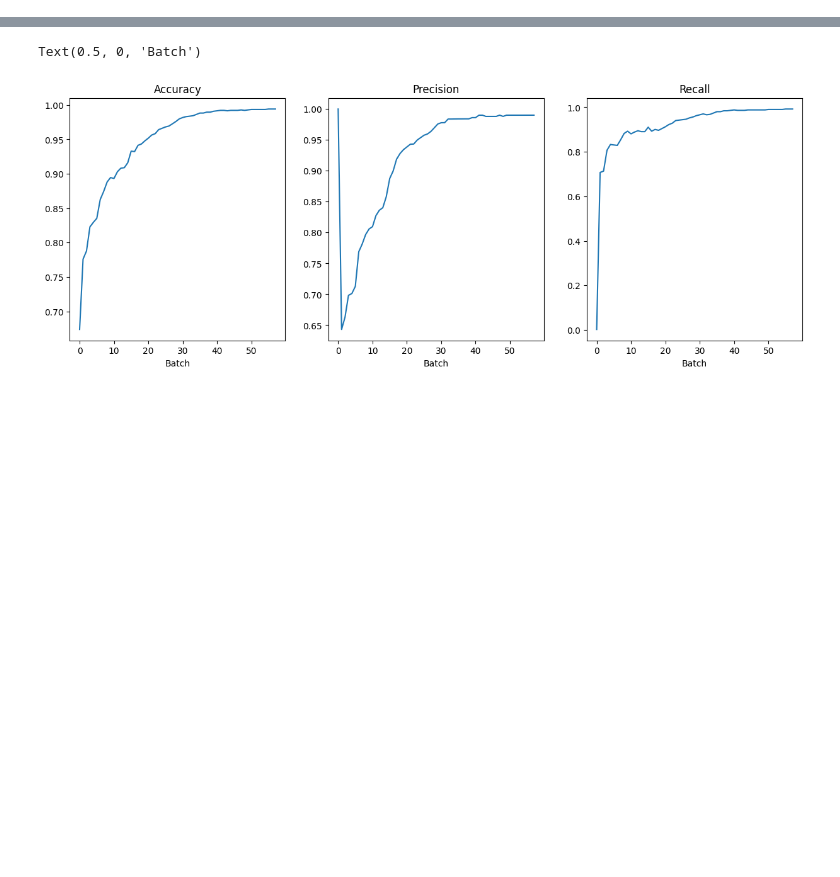
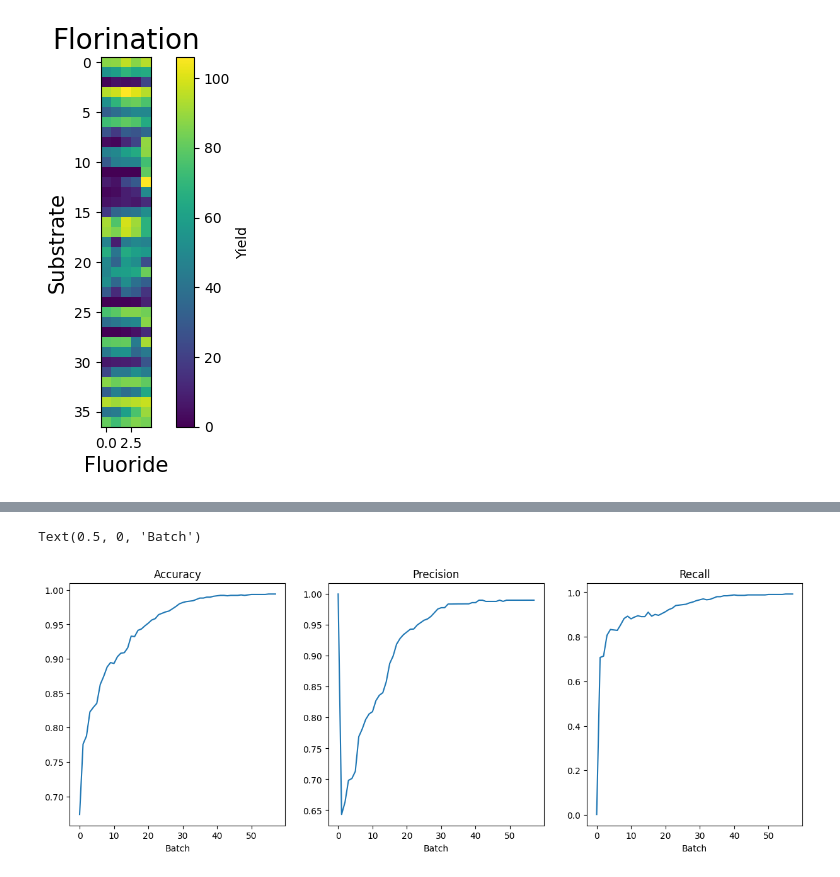
Before and after one commit to ssivilotti/condition_set_opt, a Jupyter notebook: dataset_analysis.ipynb, the cells around one changed output, grey strips where cells are left out. Cells and saved outputs as stored; diff of their text form; code cells hidden in the pictures; blank space fills up the shorter version.

```diff
--- a/dataset_analysis.ipynb
+++ b/dataset_analysis.ipynb
@@ -184,0 +23,4 @@ show_conditions(aryl_scope_mat.T, (best_cond_2[0][np.argmax(best_cond_2[1])][1],
+# %%
+deoxy.plot_surface('deoxyf', 'Yield', 'Florination')
+# %% [output]
+[figure, added]
```
Also changed, not shown: parts of 53 cells of this notebook, 7 other files.
